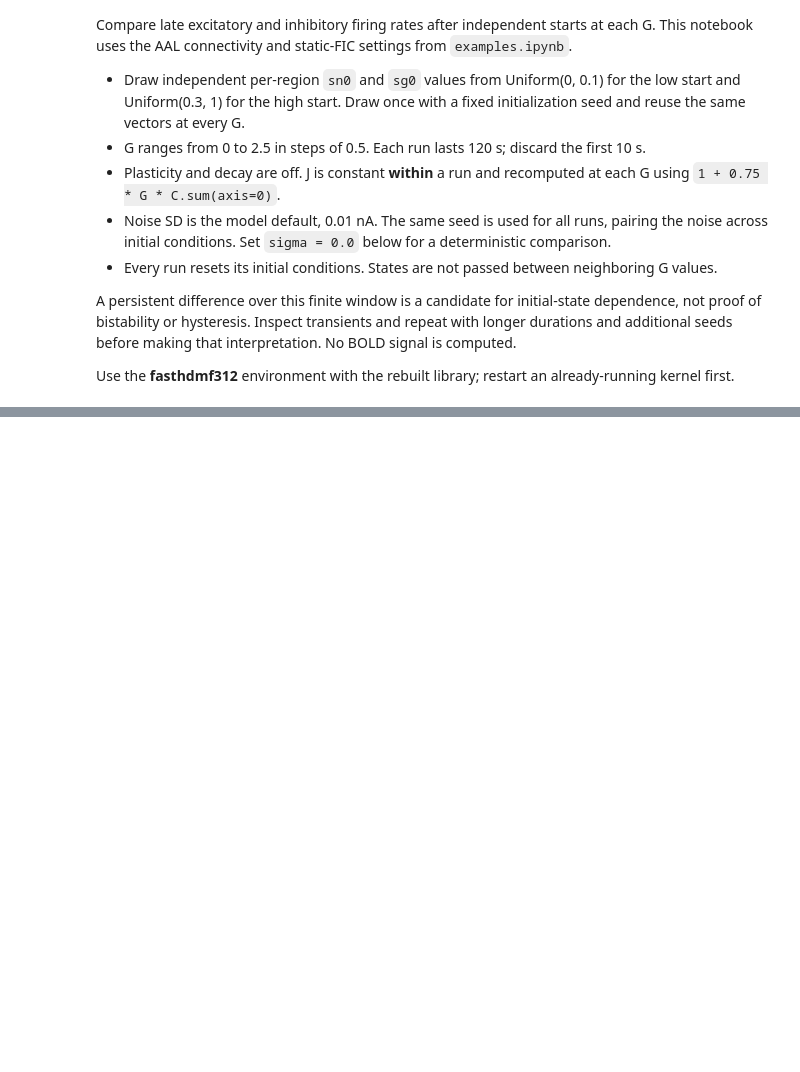
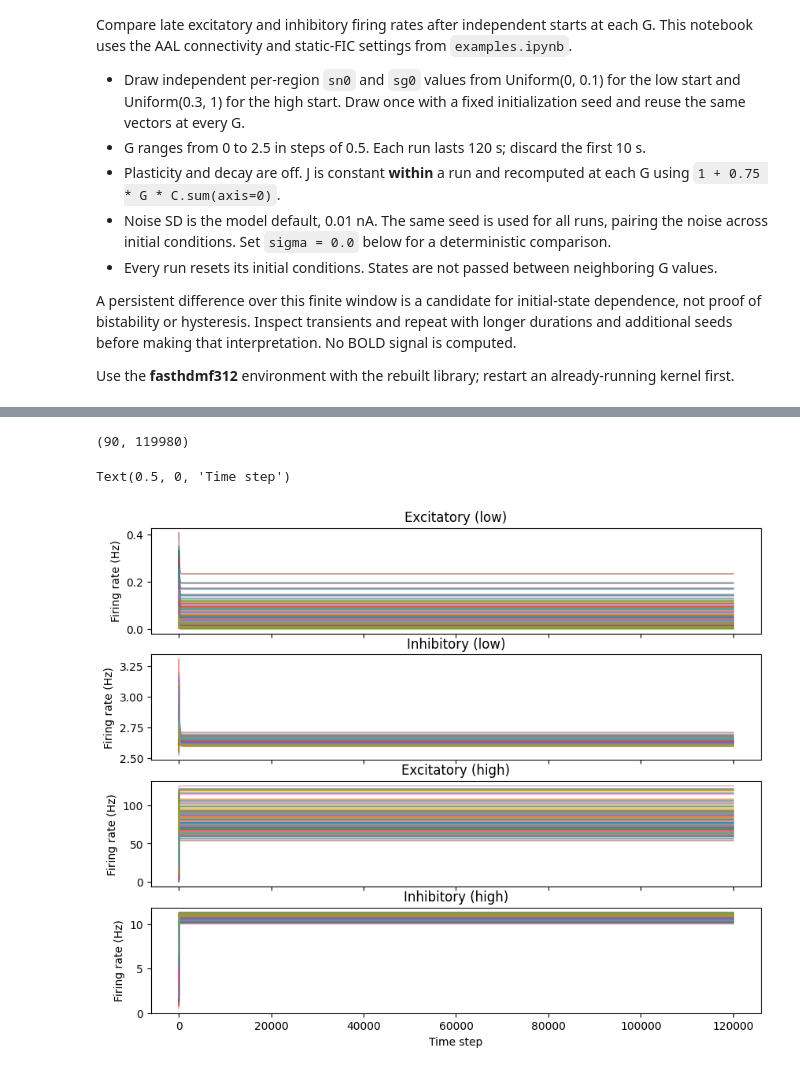
Before and after one commit to Picardian14/fastHDMF-code, a Jupyter notebook: notebooks/G_initial_conditions.ipynb, the cells around one changed output, grey strips where cells are left out. Cells and saved outputs as stored; diff of their text form; code cells hidden in the pictures; blank space fills up the shorter version.

Commit message:
DMF at deco parameters also has bistability

```diff
--- a/notebooks/G_initial_conditions.ipynb
+++ b/notebooks/G_initial_conditions.ipynb
@@ -470,16 +44,0 @@ The default trace selection is the G with the largest regional RMS difference in
-# %%
-trace_G = float(G_values[np.argmax(rms_difference_e)])
-trace_index = int(np.argmin(np.abs(G_values - trace_G)))
-
-fig, axes = plt.subplots(2, 1, figsize=(11, 6), sharex=True)
-for ax, traces, population in zip(axes, (network_trace_e, network_trace_i), ("Excitatory", "Inhibitory")):
-    for condition_index, condition in enumerate(condition_names):
-        ax.plot(trace_time_s, traces[condition_index, trace_index], linewidth=0.8,
-                alpha=0.8, label=f"{condition} start")
-    ax.axvspan(0, burn_in_s, color="gray", alpha=0.15, label="Discarded transient")
-    ax.set(ylabel="Network mean rate (Hz)", title=population)
-    ax.legend()
-axes[-1].set_xlabel("Time (s)")
-fig.suptitle(f"Transient comparison at G = {G_values[trace_index]:.2f}")
-fig.tight_layout()
-plt.show()
@@ -487,0 +45,4 @@ plt.show()
+# %%
+# Calculate the eigenvalues of the connectivity matrix
+C = np.loadtxt(repo_root / "data/SCs/Averaged_SCs/aal/healthy_average.csv", delimiter=",")
+eigenvalues = np.linalg.eigvals(C)
@@ -487,0 +85,4 @@ plt.show()
+# %%
+# Parameters found from find_w_JGABA_bistability
+w_plus = 2.39 # 0.1 less then the bistable, as in Castro 2020
+JGABA = 1.675
@@ -487,0 +290,19 @@ plt.show()
+# %%
+rates.shape
+# %% [output]
+(90, 119980)
+# %%
+# Plot the post-burn-in excitatory and inhibitory rates for both conditions
+fig, axes = plt.subplots(4, 1, figsize=(10, 8), sharex=True)
+for ax, rates, title in zip(
+    axes,
+    [post_burn_in_e[:, 20:], post_burn_in_i[:, 20:], high_post_burn_in_e[:, 20:], high_post_burn_in_i[:, 20:]],
+    ["Excitatory (low)", "Inhibitory (low)", "Excitatory (high)", "Inhibitory (high)"]
+):
+    ax.plot(rates.T, alpha=0.5)
+    ax.set_ylabel("Firing rate (Hz)")
+    ax.set_title(title)
+axes[-1].set_xlabel("Time step")
+# %% [output]
+Text(0.5, 0, 'Time step')
+[figure, added]
```
Also changed, not shown: parts of 24 cells of this notebook, 4 other files.
